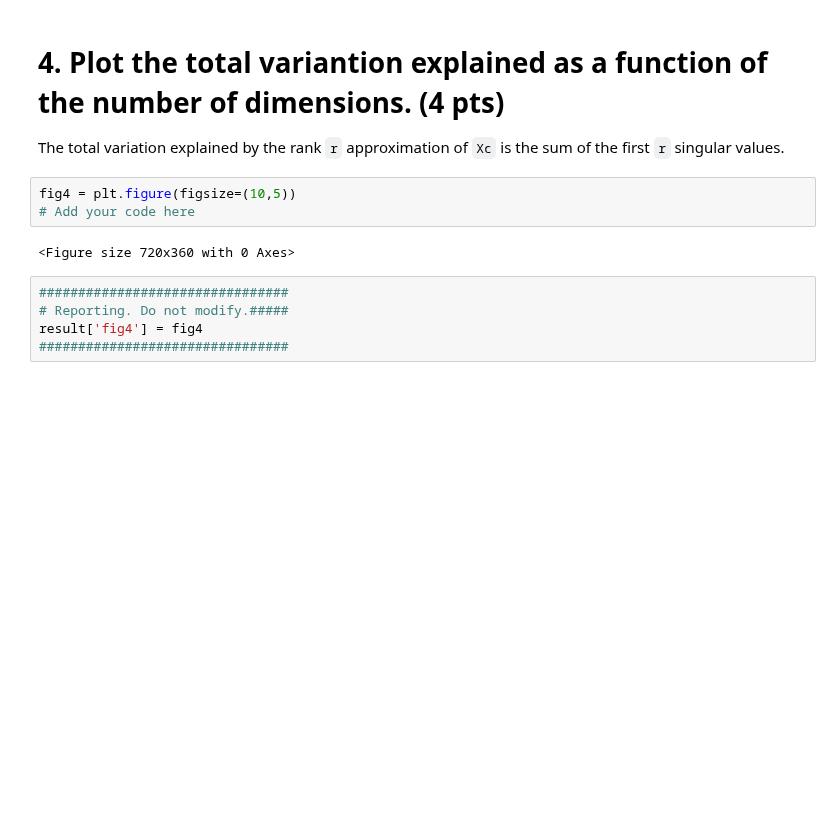
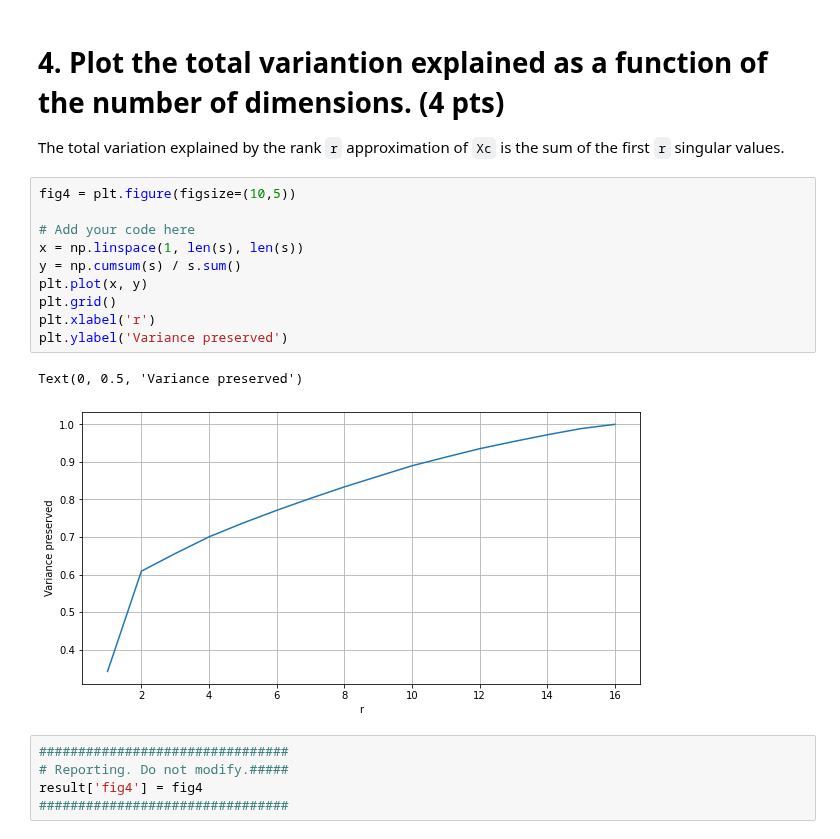
Before and after one commit to ptkinvent/sdse_public, a Jupyter notebook: hw3/hw3_prob2_handout.ipynb, the cells around one changed output. Drawn from its saved outputs; the diff is of its cells as text; blank space fills up the shorter version.

```diff
--- a/hw3/hw3_prob2_handout.ipynb
+++ b/hw3/hw3_prob2_handout.ipynb
@@ -79,9 +85,17 @@ result['fig3'] = fig3
 The total variation explained by the rank `r` approximation of `Xc` is the sum of the first `r` singular values.
 # %%
 fig4 = plt.figure(figsize=(10,5))
+
 # Add your code here
+x = np.linspace(1, len(s), len(s))
+y = np.cumsum(s) / s.sum()
+plt.plot(x, y)
+plt.grid()
+plt.xlabel('r')
+plt.ylabel('Variance preserved')
 # %% [output]
-<Figure size 720x360 with 0 Axes>
+Text(0, 0.5, 'Variance preserved')
+[figure, added]
 # %%
 ################################
 # Reporting. Do not modify.#####
```
Also changed, not shown: parts of 7 cells of this notebook.
